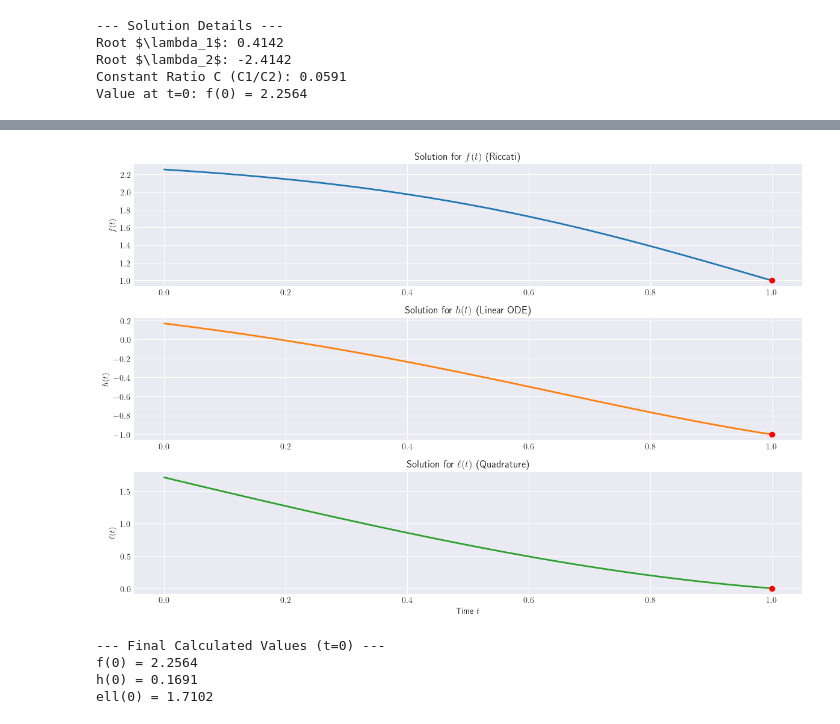
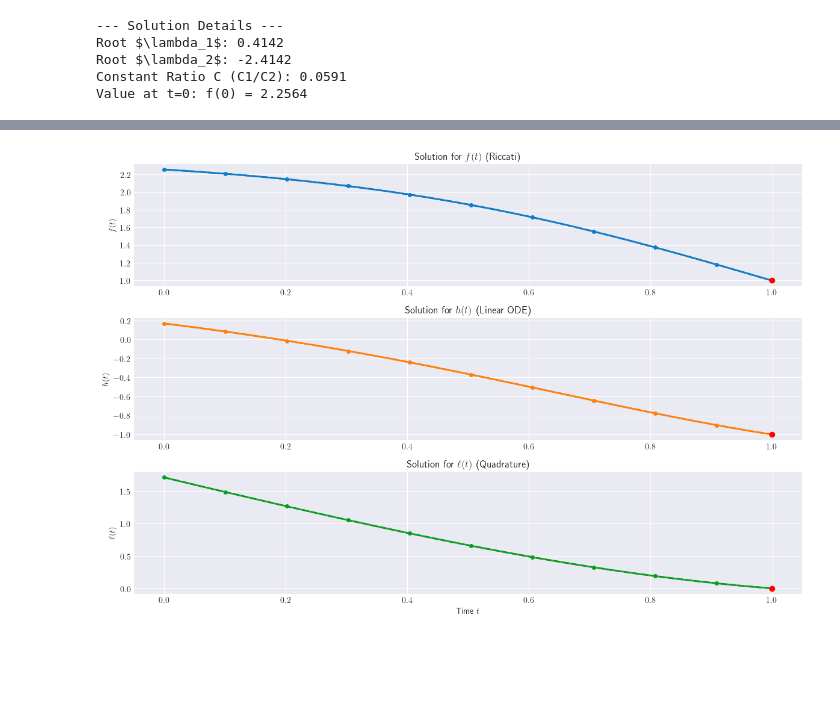
Before and after one commit to arashfahim/Stochastic_Control_FSU, a Jupyter notebook: control_loss.ipynb, the cells around one changed output, grey strips where cells are left out. Cells and saved outputs as stored; diff of their text form; code cells hidden in the pictures; blank space fills up the shorter version.

```diff
--- a/control_loss.ipynb
+++ b/control_loss.ipynb
@@ -733,45 +512,40 @@ ell_solver = EllSolver(
 t_values = np.linspace(0.0, CONSTANTS['T'], 100)
 
 # 3. Calculate all three solutions
 f_values = f_solver.f_t(t_values)
 h_values = np.array([h_solver.h_t(t) for t in t_values])
 ell_values = np.array([ell_solver.ell_t(t) for t in t_values])
 
 # 4. Plot the results
 plt.figure(figsize=(12, 8))
 
 plt.subplot(3, 1, 1)
-plt.plot(t_values, f_values, label='$f(t)$', color='#1f77b4', linewidth=2)
+plt.plot(t_values, f_values, label='$f(t)$ (Riccati Solution)', color='#1f77b4', linewidth=2)
+plt.plot(t_values, f_t, label='$f(t) BVP$', color="#0b7dcf", linewidth=2, linestyle='--',markersize=4,marker='o',markevery=10)
 plt.scatter(CONSTANTS['T'], TERMINAL_CONDITIONS['alpha'], color='red', zorder=5)
 plt.title('Solution for $f(t)$ (Riccati)')
 plt.grid(True)
 plt.ylabel('$f(t)$')
 
 plt.subplot(3, 1, 2)
 plt.plot(t_values, h_values, label='$h(t)$', color='#ff7f0e', linewidth=2)
+plt.plot(t_values, h_t, label='$f(t) BVP$', color='#ff7f0e', linewidth=2, linestyle='--',markersize=4,marker='o',markevery=10)
+
 plt.scatter(CONSTANTS['T'], TERMINAL_CONDITIONS['beta'], color='red', zorder=5)
 plt.title('Solution for $h(t)$ (Linear ODE)')
 plt.grid(True)
 plt.ylabel('$h(t)$')
 
 plt.subplot(3, 1, 3)
-plt.plot(t_values, ell_values, label='$\ell(t)$', color='#2ca02c', linewidth=2)
-plt.scatter(CONSTANTS['T'], 0, color='red', zorder=5, label='$\ell(T)=0$')
-plt.title('Solution for $\ell(t)$ (Quadrature)')
+plt.plot(t_values, ell_values, label=r'$\ell(t)$', color='#2ca02c', linewidth=2)
+plt.plot(t_values, l_t, label=r'$\ell(t) BVP$', color="#069d24", linewidth=2, linestyle='--',markersize=4,marker='o',markevery=10)
+plt.scatter(CONSTANTS['T'], 0, color='red', zorder=5, label=r'$\ell(T)=0$')
+plt.title(r'Solution for $\ell(t)$ (Quadrature)')
 plt.grid(True)
 plt.xlabel('Time $t$')
-plt.ylabel('$\ell(t)$')
+plt.ylabel(r'$\ell(t)$')
 
 plt.tight_layout()
 plt.show()
-
-print("--- Final Calculated Values (t=0) ---")
-print(f"f(0) = {f_values[0]:.4f}")
-print(f"h(0) = {h_values[0]:.4f}")
-print(f"ell(0) = {ell_values[0]:.4f}")
 # %% [output]
-[figure, old version]
+[figure, new version]
---- Final Calculated Values (t=0) ---
-f(0) = 2.2564
-h(0) = 0.1691
-ell(0) = 1.7102
```
Also changed, not shown: parts of 9 cells of this notebook.
